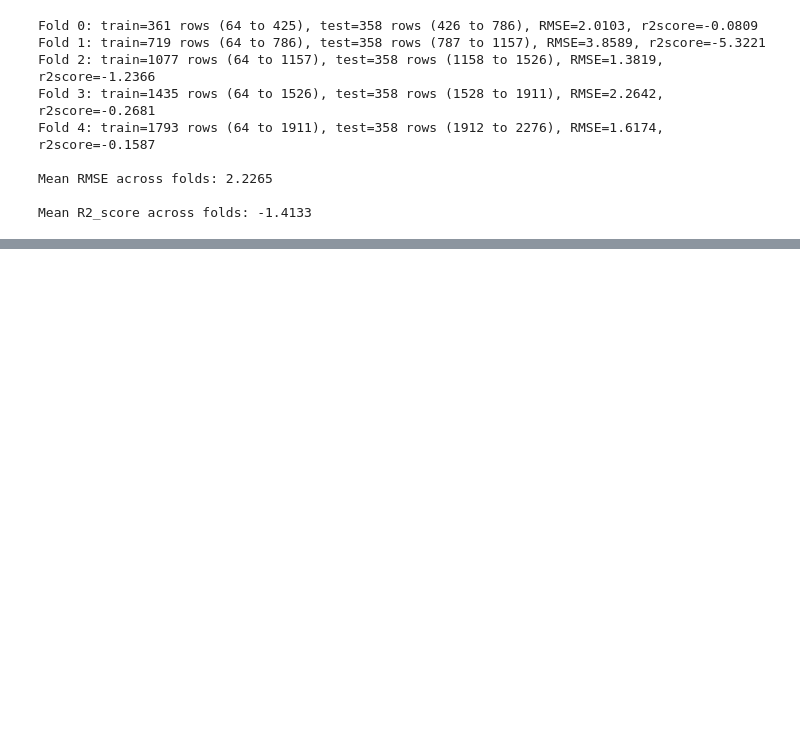
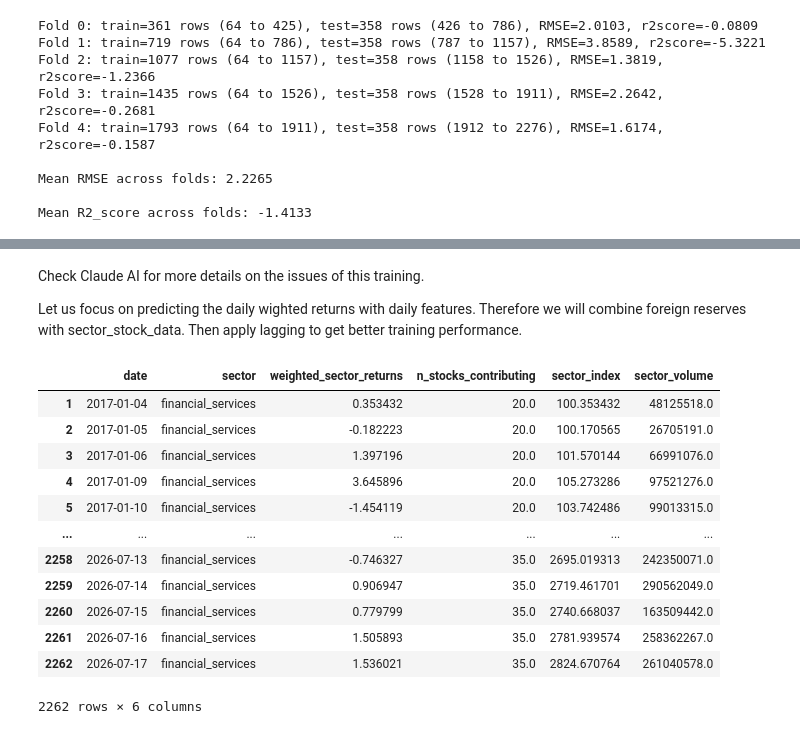
Before and after one commit to Udeani4/SectorLevel_StockPerformance_Predictoion, a Jupyter notebook: stock_sector_training.ipynb, the cells around one changed output, grey strips where cells are left out. Drawn from its saved outputs; the diff is of its cells as text; code cells hidden in the pictures; blank space fills up the shorter version.

Commit message:
still working on the training

```diff
--- a/stock_sector_training.ipynb
+++ b/stock_sector_training.ipynb
@@ -913,0 +1136,20 @@ Mean R2_score across folds: -4.4715
+# %% [markdown]
+Check Claude AI for more details on the issues of this training.
+
+Let us focus on predicting the daily wighted returns with daily features. Therefore we will combine foreign reserves with sector_stock_data. Then apply lagging to get better training performance.
+# %%
+finance_sector_df
+# %% [output]
+|  | date | sector | weighted_sector_returns | n_stocks_contributing | sector_index | sector_volume |
+| 1 | 2017-01-04 | financial_services | 0.353432 | 20.0 | 100.353432 | 48125518.0 |
+| 2 | 2017-01-05 | financial_services | -0.182223 | 20.0 | 100.170565 | 26705191.0 |
+| 3 | 2017-01-06 | financial_services | 1.397196 | 20.0 | 101.570144 | 66991076.0 |
+| 4 | 2017-01-09 | financial_services | 3.645896 | 20.0 | 105.273286 | 97521276.0 |
+| 5 | 2017-01-10 | financial_services | -1.454119 | 20.0 | 103.742486 | 99013315.0 |
+| ... | ... | ... | ... | ... | ... | ... |
+| 2258 | 2026-07-13 | financial_services | -0.746327 | 35.0 | 2695.019313 | 242350071.0 |
+| 2259 | 2026-07-14 | financial_services | 0.906947 | 35.0 | 2719.461701 | 290562049.0 |
+| 2260 | 2026-07-15 | financial_services | 0.779799 | 35.0 | 2740.668037 | 163509442.0 |
+| 2261 | 2026-07-16 | financial_services | 1.505893 | 35.0 | 2781.939574 | 258362267.0 |
+| 2262 | 2026-07-17 | financial_services | 1.536021 | 35.0 | 2824.670764 | 261040578.0 |
+2262 rows × 6 columns
```
Also changed, not shown: parts of 25 cells of this notebook.
